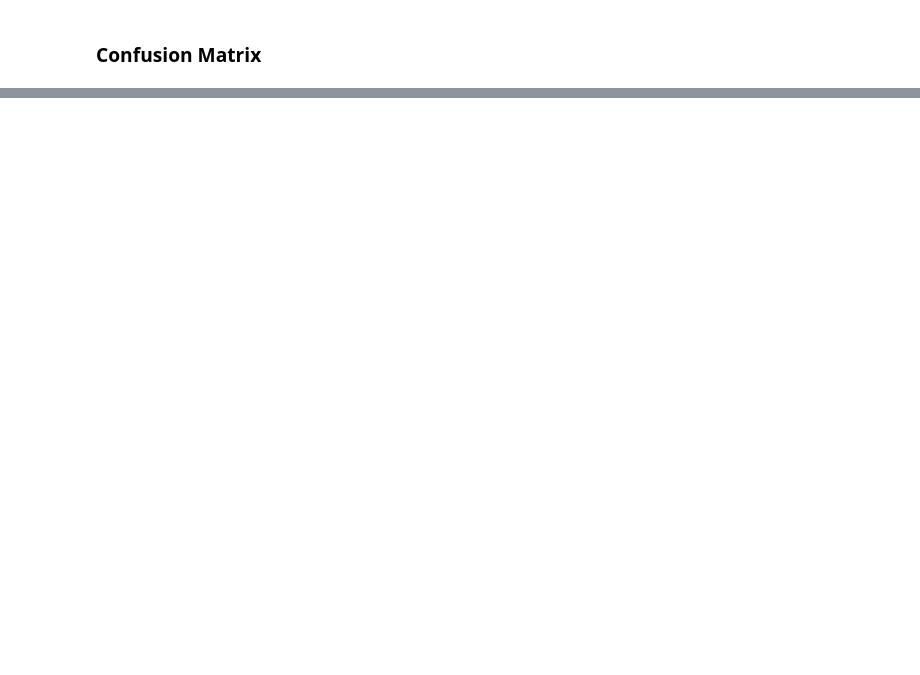
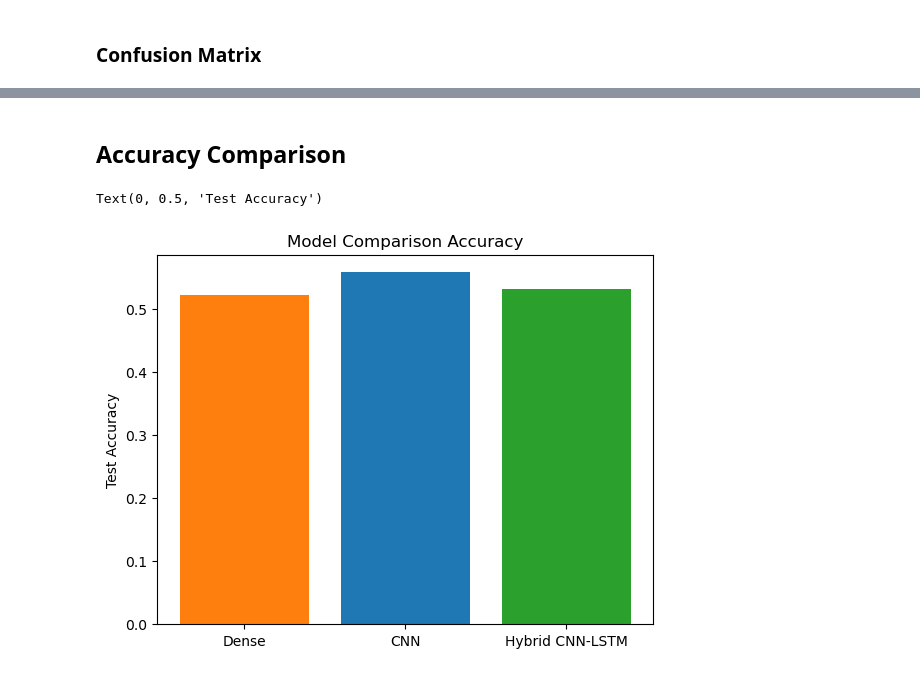
Before and after one commit to GrantThurman/stock-price-predictor, a Jupyter notebook: predictor.ipynb, the cells around one changed output, grey strips where cells are left out. Saved outputs shown, nothing was run; the diff lists cells and outputs as text; code cells hidden in the pictures; blank space fills up the shorter version.

```diff
--- a/predictor.ipynb
+++ b/predictor.ipynb
@@ -238,0 +242,21 @@ plt.legend()
+# %%
+from keras.layers import GlobalMaxPooling1D
+
+cnn_inputs = Input(shape=(window_size,num_features))
+
+# CNN Blocks
+cnn_conv1 = Conv1D(filters=64, kernel_size=3, activation='relu', kernel_regularizer=l2(0.01))(cnn_inputs)
+cnn_conv1 = BatchNormalization()(cnn_conv1)
+cnn_conv1 = Dropout(0.4)(cnn_conv1)
+
+cnn_conv2 = Conv1D(filters=64, kernel_size=5, activation='relu', kernel_regularizer=l2(0.01))(cnn_conv1)
+cnn_conv2 = BatchNormalization()(cnn_conv2)
+cnn_conv2 = Dropout(0.4)(cnn_conv2)
+
+# Dense layers and output
+max_pooling = GlobalMaxPooling1D()(cnn_conv2)
+cnn_dense = Dense(64, activation='relu')(max_pooling)
+cnn_outputs = Dense(1, activation='sigmoid')(cnn_dense)
+
+cnn_model = Model(inputs=cnn_inputs, outputs=cnn_outputs)
+cnn_model.summary()
@@ -238,0 +285,13 @@ plt.legend()
+# %%
+cnn_model.compile(loss="binary_crossentropy", optimizer="adam", metrics=["accuracy"])
+
+cnn_history = cnn_model.fit(X_train_seq, y_train_seq, batch_size=32, epochs=200, callbacks=[callback], validation_data=(X_val_seq, y_val_seq), verbose="silent")
+
+cnn_score = cnn_model.evaluate(X_test_seq, y_test_seq, verbose=0)
+print("Test loss:", cnn_score[0])
+print("Test accuracy:", cnn_score[1])
+
+plt.plot(cnn_history.history["loss"], label="Training Loss")
+plt.plot(cnn_history.history["val_loss"], label="Validation Loss")
+plt.title("Loss Curves")
+plt.legend()
@@ -238,0 +318,12 @@ plt.legend()
+# %% [markdown]
+## Accuracy Comparison
+# %%
+test_accuracies = [score[1], basic_score[1], cnn_score[1]]
+models = ["Dense", "CNN", "Hybrid CNN-LSTM"]
+
+plt.bar(models, test_accuracies, color=["tab:orange", "tab:blue", "tab:green"])
+plt.title("Model Comparison Accuracy")
+plt.ylabel("Test Accuracy")
+# %% [output]
+Text(0, 0.5, 'Test Accuracy')
+[figure, added]
```
Also changed, not shown: parts of 11 cells of this notebook, 1 other file.
